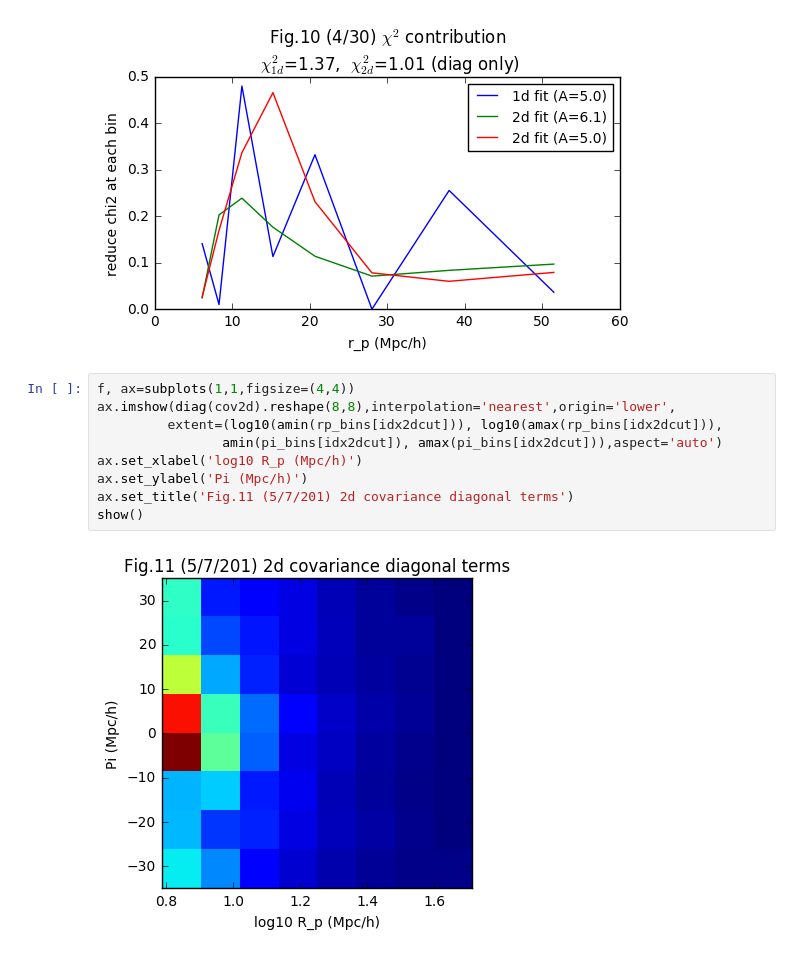
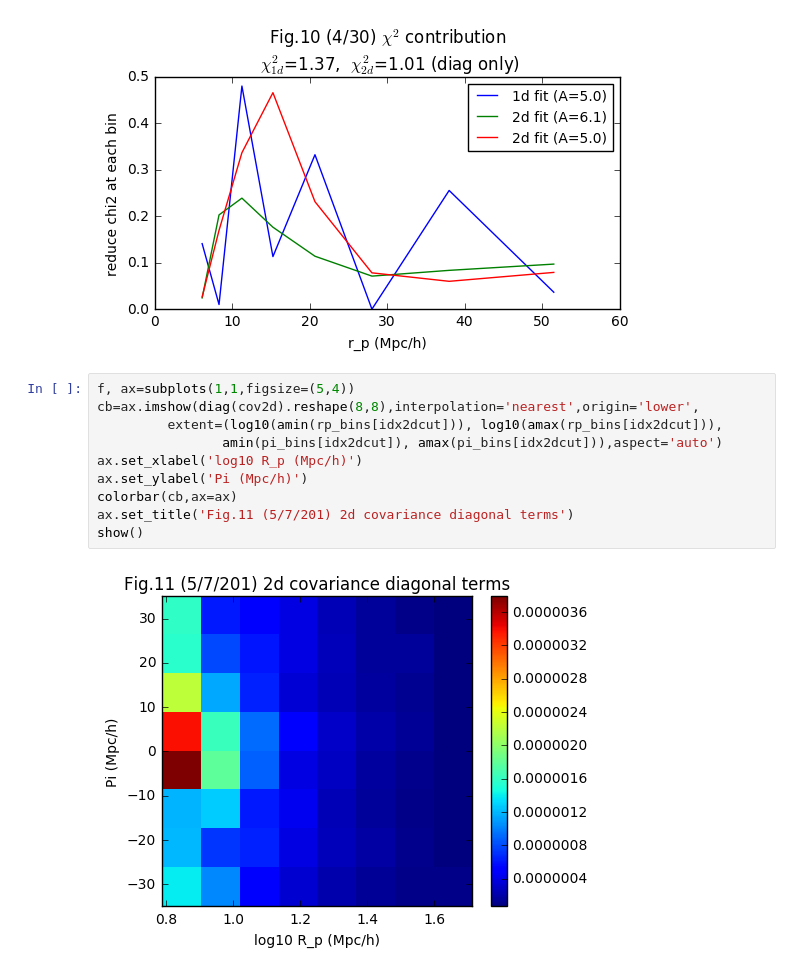
Before and after one commit to liuxx479/gplus, a Jupyter notebook: test_2d_fits.ipynb, the cells around one changed output. Saved outputs shown, nothing was run; the diff lists cells and outputs as text.

```diff
--- a/test_2d_fits.ipynb
+++ b/test_2d_fits.ipynb
@@ -499,13 +499,14 @@ show()
 # %% [output]
 [figure]
 # %%
-f, ax=subplots(1,1,figsize=(4,4))
-ax.imshow(diag(cov2d).reshape(8,8),interpolation='nearest',origin='lower',
+f, ax=subplots(1,1,figsize=(5,4))
+cb=ax.imshow(diag(cov2d).reshape(8,8),interpolation='nearest',origin='lower',
          extent=(log10(amin(rp_bins[idx2dcut])), log10(amax(rp_bins[idx2dcut])),
                 amin(pi_bins[idx2dcut]), amax(pi_bins[idx2dcut])),aspect='auto')
 ax.set_xlabel('log10 R_p (Mpc/h)')
 ax.set_ylabel('Pi (Mpc/h)')
+colorbar(cb,ax=ax)
 ax.set_title('Fig.11 (5/7/201) 2d covariance diagonal terms')
 show()
 # %% [output]
-[figure, old version]
+[figure, new version]
```
